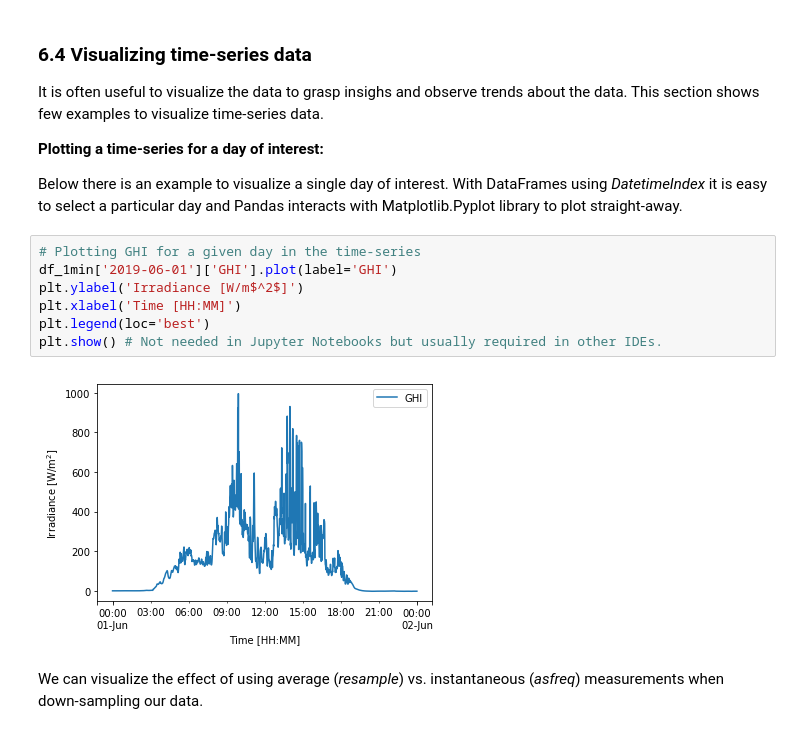
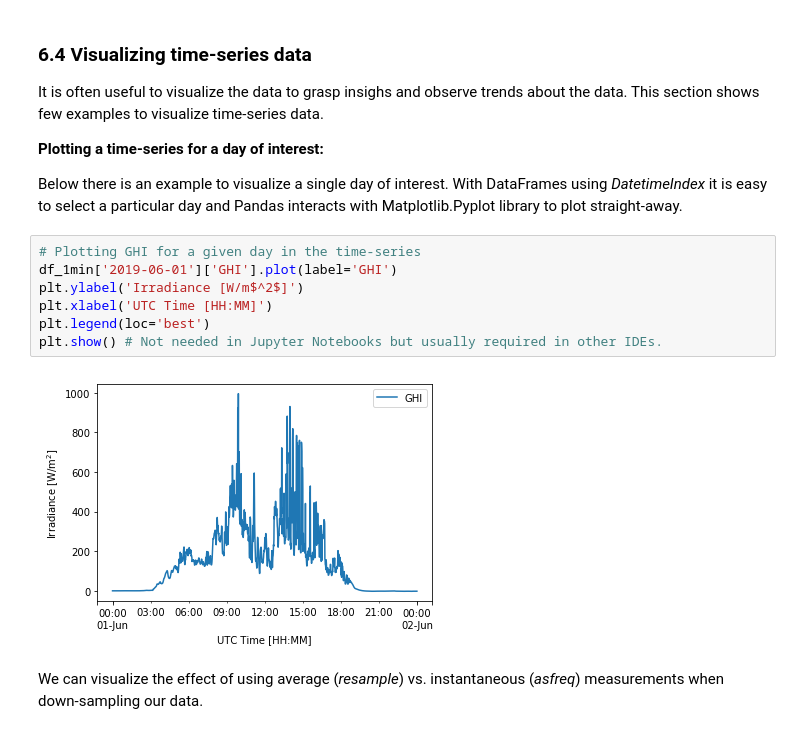
Before and after one commit to tiba-lab/Solar-Resource-Assessment-in-Python, a Jupyter notebook: notebooks/manipulating_time_series.ipynb, the cells around one changed output. Drawn from its saved outputs; the diff is of its cells as text.

Commit message:
Add files via upload
Update time-series section. Minor editions in some labels of the plots.

```diff
--- a/notebooks/manipulating_time_series.ipynb
+++ b/notebooks/manipulating_time_series.ipynb
@@ -493,12 +493,12 @@ Below there is an example to visualize a single day of interest. With DataFrames
 # %%
 # Plotting GHI for a given day in the time-series
 df_1min['2019-06-01']['GHI'].plot(label='GHI')
 plt.ylabel('Irradiance [W/m$^2$]')
-plt.xlabel('Time [HH:MM]')
+plt.xlabel('UTC Time [HH:MM]')
 plt.legend(loc='best')
 plt.show() # Not needed in Jupyter Notebooks but usually required in other IDEs.
 # %% [output]
-[figure, old version]
+[figure, new version]
 # %% [markdown]
 We can visualize the effect of using average (*resample*) vs. instantaneous (*asfreq*) measurements when down-sampling our data.
 # %%
```
Also changed, not shown: parts of 4 cells of this notebook.
